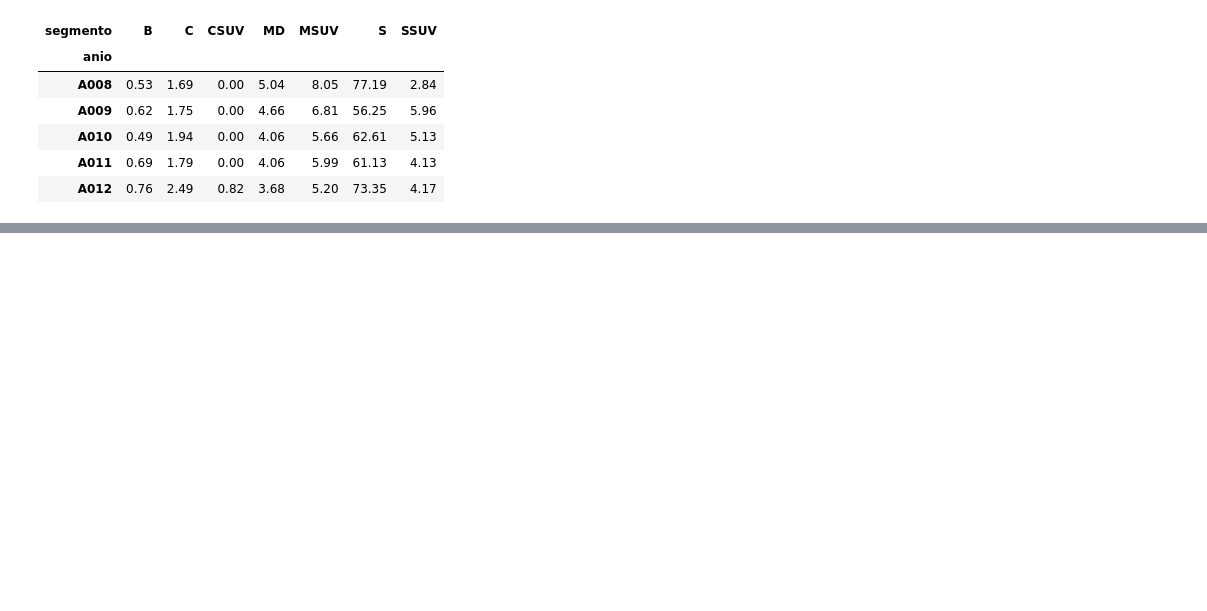
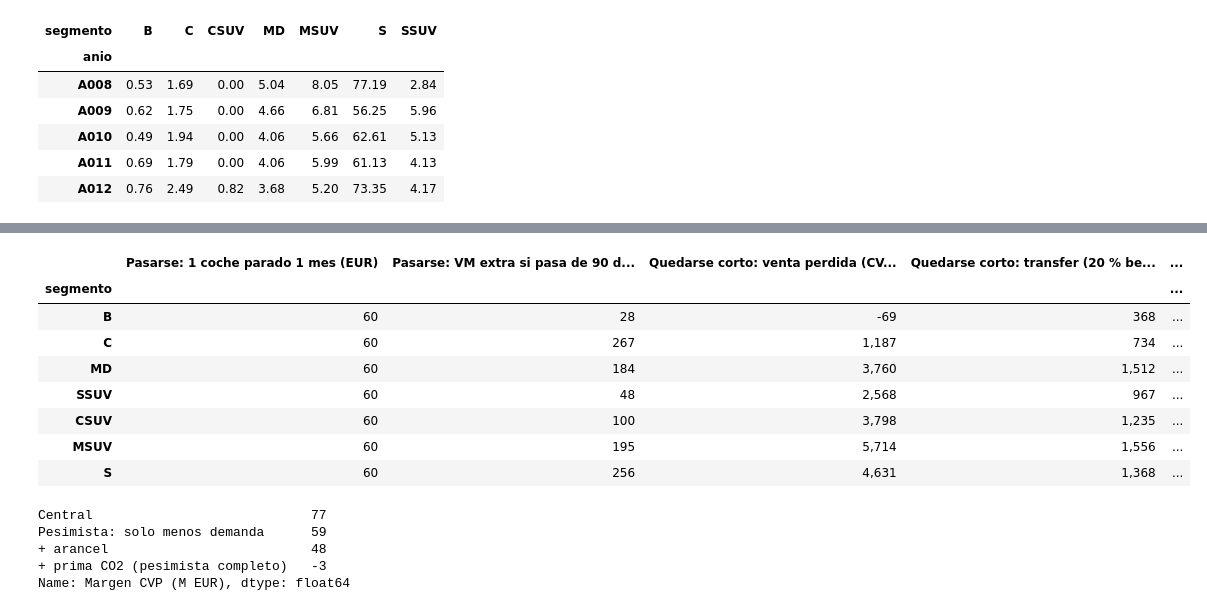
Before and after one commit to claudiaalozano/kaido-motors, a Jupyter notebook: prevision_A013.ipynb, the cells around one changed output, grey strips where cells are left out. Drawn from its saved outputs; the diff is of its cells as text; code cells hidden in the pictures; blank space fills up the shorter version.

```diff
--- a/prevision_A013.ipynb
+++ b/prevision_A013.ipynb
@@ -838,0 +997,50 @@ cuota_anual.loc["A008":]
+# %%
+eco = sim.cargar_economia()
+asimetria = pd.DataFrame({
+    "Pasarse: 1 coche parado 1 mes (EUR)": 60,
+    "Pasarse: VM extra si pasa de 90 días (EUR)": eco["vm_91_180"] - eco["vm_0_90"],
+    "Quedarse corto: venta perdida (CVP, EUR)": eco["cvp_real"],
+    "Quedarse corto: transfer (20 % benef. bruto, EUR)": 0.2 * eco["beneficio_bruto"],
+    "CVP si se carga la prima CO2 (EUR)": eco["cvp_real"] - eco["prima_co2"],
+})
+asimetria["Veces que cuesta más quedarse corto"] = (eco["cvp_real"] / 60).round(0)
+asimetria.round(0)
+# %% [output]
+|  | Pasarse: 1 coche parado 1 mes (EUR) | Pasarse: VM extra si pasa de 90 d... | Quedarse corto: venta perdida (CV... | Quedarse corto: transfer (20 % be... | ... |
+| segmento |  |  |  |  | ... |
+| B | 60 | 28 | -69 | 368 | ... |
+| C | 60 | 267 | 1,187 | 734 | ... |
+| MD | 60 | 184 | 3,760 | 1,512 | ... |
+| SSUV | 60 | 48 | 2,568 | 967 | ... |
+| CSUV | 60 | 100 | 3,798 | 1,235 | ... |
+| MSUV | 60 | 195 | 5,714 | 1,556 | ... |
+| S | 60 | 256 | 4,631 | 1,368 | ... |
+# %%
+import copy
+
+pasos = {}
+esc = copy.deepcopy(escenarios)
+
+# Pesimista sin prima ni arancel: solo el efecto de la demanda
+esc["pesimista"].update(prima_co2=False, arancel_pct_coste=0.0)
+t, _, _ = sim.simular_escenarios(demanda, esc, inicio, z_elegida)
+pasos["Central"] = t.loc["TOTAL", "central"]["Margen de la marca CVP (EUR)"]
+pasos["Pesimista: solo menos demanda"] = t.loc["TOTAL", "pesimista"]["Margen de la marca CVP (EUR)"]
+
+#  + arancel
+esc["pesimista"]["arancel_pct_coste"] = escenarios["pesimista"]["arancel_pct_coste"]
+t, _, _ = sim.simular_escenarios(demanda, esc, inicio, z_elegida)
+pasos["+ arancel"] = t.loc["TOTAL", "pesimista"]["Margen de la marca CVP (EUR)"]
+
+# + prima de CO2 (pesimista completo)
+t, _, _ = sim.simular_escenarios(demanda, escenarios, inicio, z_elegida)
+pasos["+ prima CO2 (pesimista completo)"] = t.loc["TOTAL", "pesimista"]["Margen de la marca CVP (EUR)"]
+
+descomposicion = pd.Series(pasos, name="Margen CVP (M EUR)") / 1e6
+descomposicion.round(1)
+# %% [output]
+Central                            77
+Pesimista: solo menos demanda      59
++ arancel                          48
++ prima CO2 (pesimista completo)   -3
+Name: Margen CVP (M EUR), dtype: float64
```
Also changed, not shown: parts of 5 cells of this notebook.
